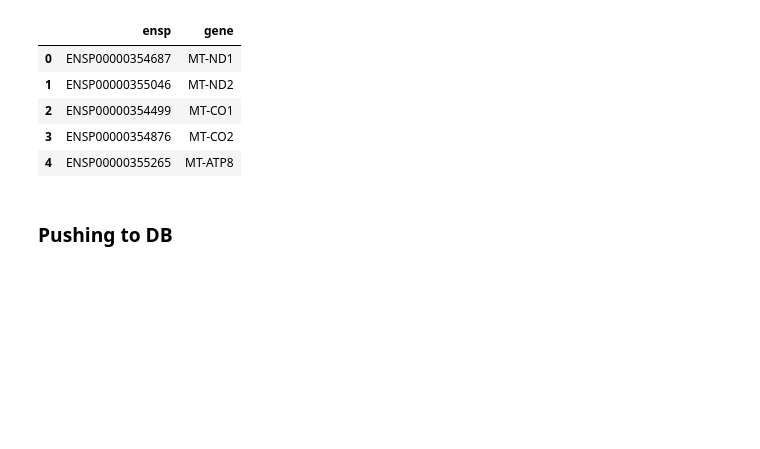
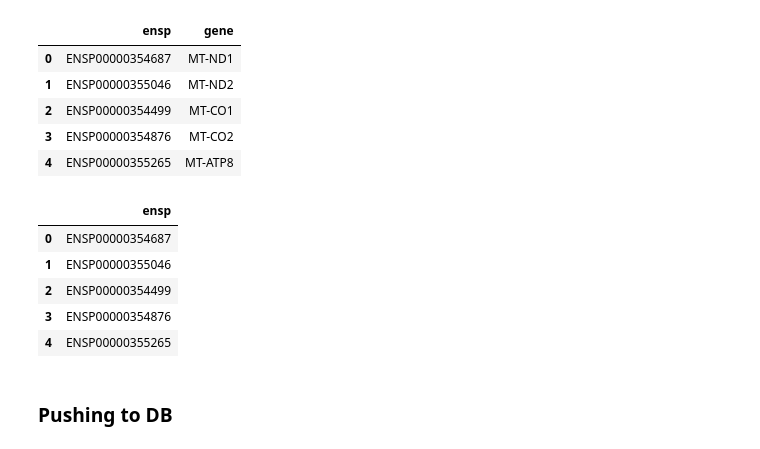
Before and after one commit to Redomic/NeuThera-Drug-Discovery-Toolkit, a Jupyter notebook: data/preprocess.ipynb, the cells around one changed output. Saved outputs shown, nothing was run; the diff lists cells and outputs as text; code cells hidden in the pictures; blank space fills up the shorter version.

```diff
--- a/data/preprocess.ipynb
+++ b/data/preprocess.ipynb
@@ -414,7 +428,7 @@ GP = pd.read_csv(
     names=["ensg", "ensp"],
 )
 
-Protein = GP[['ensg']].copy()
+Protein = GP[['ensp']].copy()
 
 GP = GP.merge(Gene[['ensg', 'gene']], on='ensg', how='left')
 GP.drop(columns=['ensg'], inplace=True)
@@ -444,3 +445,12 @@ GP.head(5)
+# %%
+Protein.head(5)
+# %% [output]
+|  | ensp |
+| 0 | ENSP00000354687 |
+| 1 | ENSP00000355046 |
+| 2 | ENSP00000354499 |
+| 3 | ENSP00000354876 |
+| 4 | ENSP00000355265 |
 # %% [markdown]
 ### Pushing to DB
 # %%
```
Also changed, not shown: parts of 9 cells of this notebook, 2 other files.
